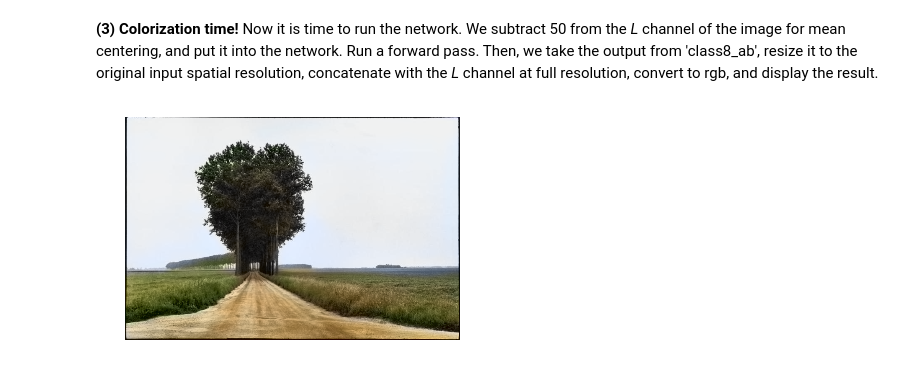
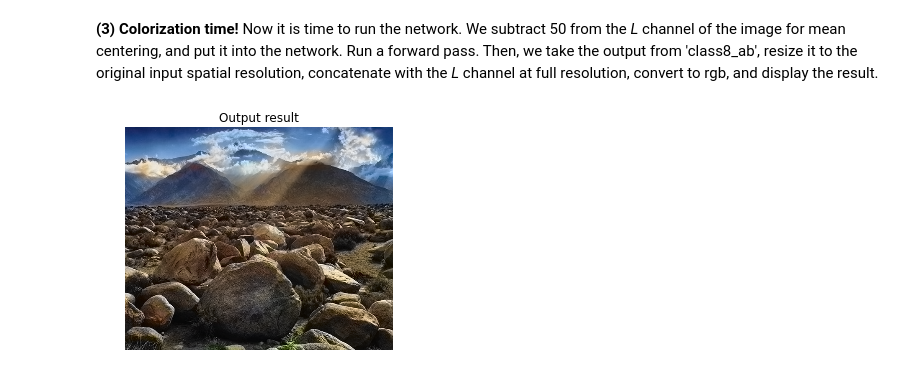
Before and after one commit to richzhang/colorization, a Jupyter notebook: demo/colorization_demo_v0.ipynb, the cells around one changed output. Cells and saved outputs as stored; diff of their text form; code cells hidden in the pictures.

Commit message:
use ansel adams image for demo

```diff
--- a/demo/colorization_demo_v0.ipynb
+++ b/demo/colorization_demo_v0.ipynb
@@ -62,13 +62,14 @@ plt.title('Input image');
 # %%
 net.blobs['data_l'].data[0,0,:,:] = img_l_rs-50 # subtract 50 for mean-centering
 net.forward() # run network
 
 ab_dec = net.blobs['class8_ab'].data[0,:,:,:].transpose((1,2,0)) # this is our result
 ab_dec_us = sni.zoom(ab_dec,(1.*H_orig/H_out,1.*W_orig/W_out,1)) # upsample to match size of original image L
 img_lab_out = np.concatenate((img_l[:,:,np.newaxis],ab_dec_us),axis=2) # concatenate with original image L
 img_rgb_out = np.clip(color.lab2rgb(img_lab_out),0,1) # convert back to rgb
 
 plt.imshow(img_rgb_out);
 plt.axis('off');
+plt.title('Output result');
 # %% [output]
-[figure, old version]
+[figure, new version]
```
Also changed, not shown: parts of 2 cells of this notebook, 2 other files.
